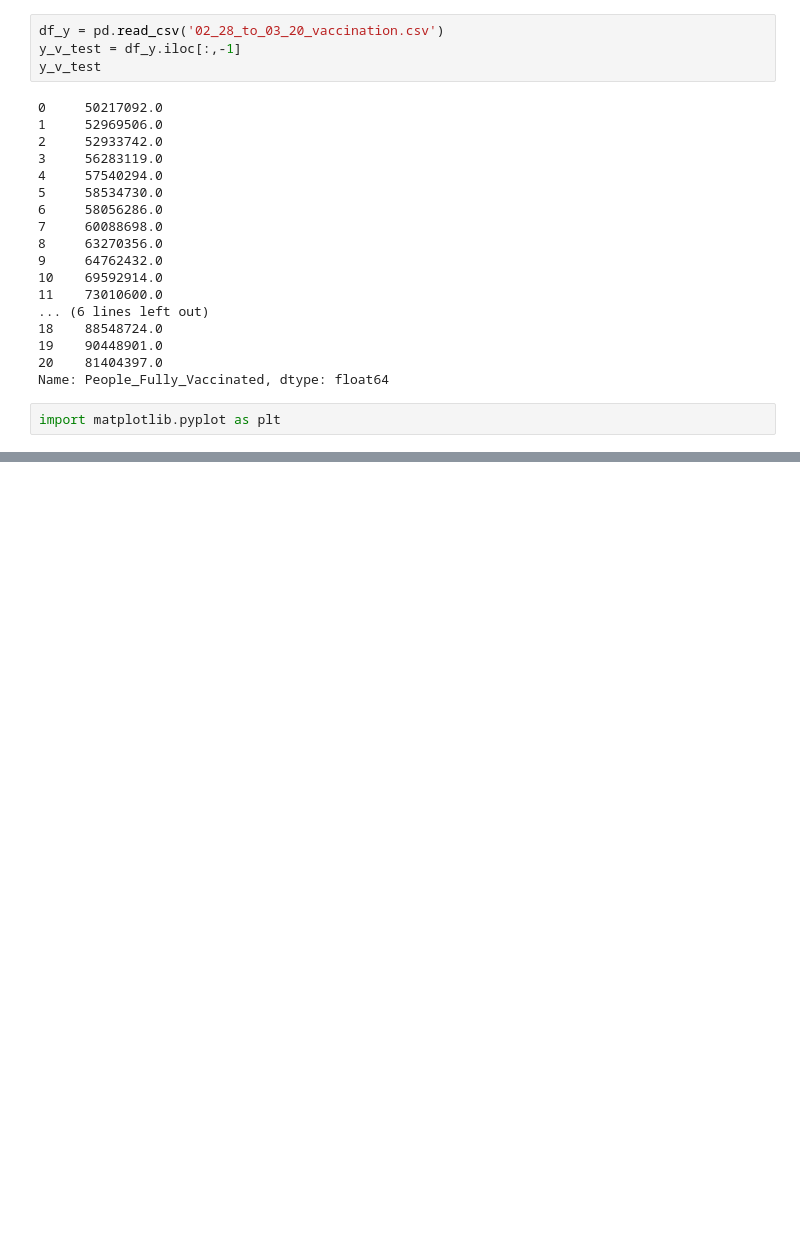
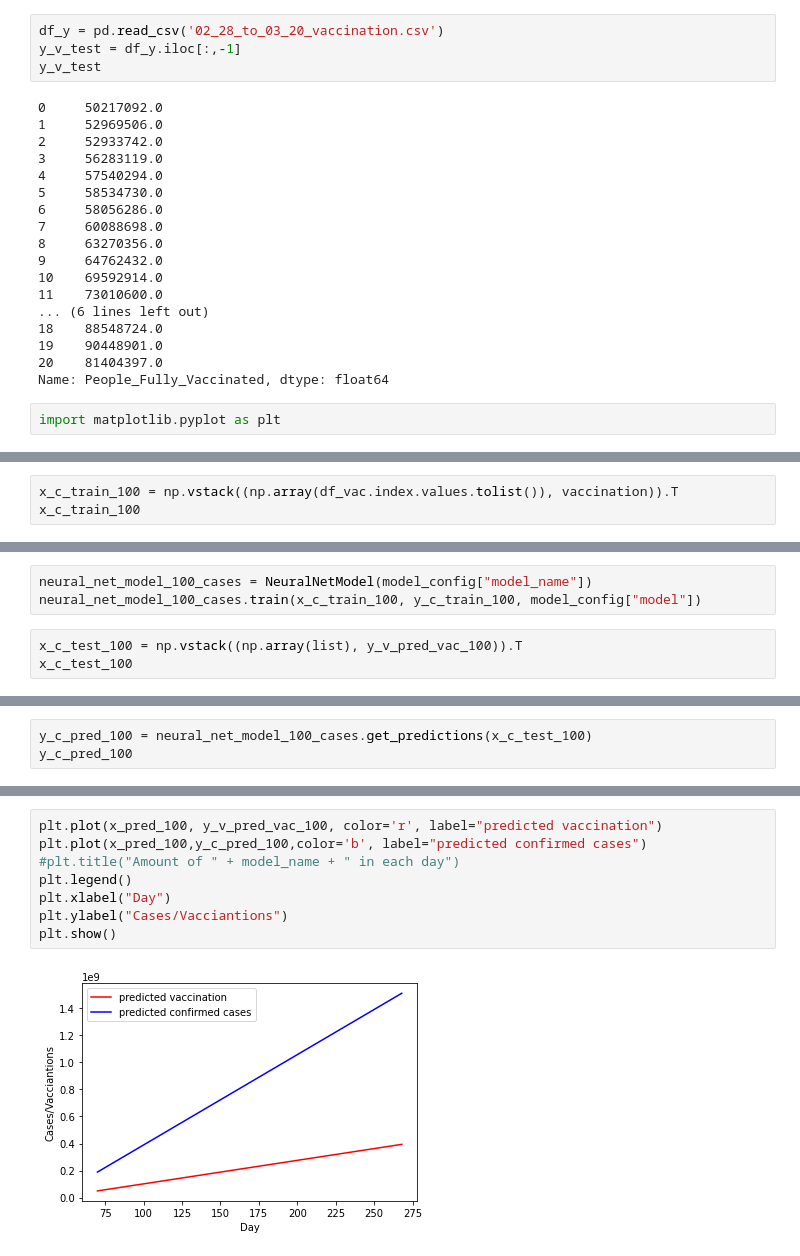
Before and after one commit to yanliang789/covid_19_trend, a Jupyter notebook: main.ipynb, the cells around one changed output, grey strips where cells are left out. Drawn from its saved outputs; the diff is of its cells as text; blank space fills up the shorter version.

```diff
--- a/main.ipynb
+++ b/main.ipynb
@@ -146,0 +185,3 @@ ValueError: x and y must have same first dimension, but have shapes (21, 1) and
+# %%
+x_c_train_100 = np.vstack((np.array(df_vac.index.values.tolist()), vaccination)).T
+x_c_train_100
@@ -146,0 +206,6 @@ ValueError: x and y must have same first dimension, but have shapes (21, 1) and
+# %%
+neural_net_model_100_cases = NeuralNetModel(model_config["model_name"])
+neural_net_model_100_cases.train(x_c_train_100, y_c_train_100, model_config["model"])
+# %%
+x_c_test_100 = np.vstack((np.array(list), y_v_pred_vac_100)).T
+x_c_test_100
@@ -146,0 +230,3 @@ ValueError: x and y must have same first dimension, but have shapes (21, 1) and
+# %%
+y_c_pred_100 = neural_net_model_100_cases.get_predictions(x_c_test_100)
+y_c_pred_100
@@ -146,0 +251,10 @@ ValueError: x and y must have same first dimension, but have shapes (21, 1) and
+# %%
+plt.plot(x_pred_100, y_v_pred_vac_100, color='r', label="predicted vaccination")
+plt.plot(x_pred_100,y_c_pred_100,color='b', label="predicted confirmed cases")
+#plt.title("Amount of " + model_name + " in each day")
+plt.legend()
+plt.xlabel("Day")
+plt.ylabel("Cases/Vacciantions")
+plt.show()
+# %% [output]
+[figure, added]
```
Also changed, not shown: parts of 14 cells of this notebook, 1 other file.
